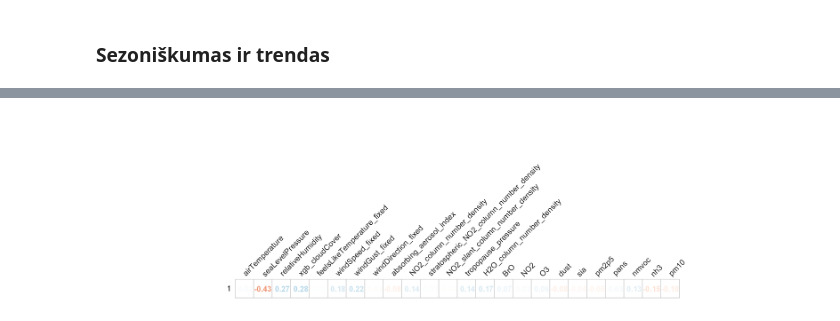
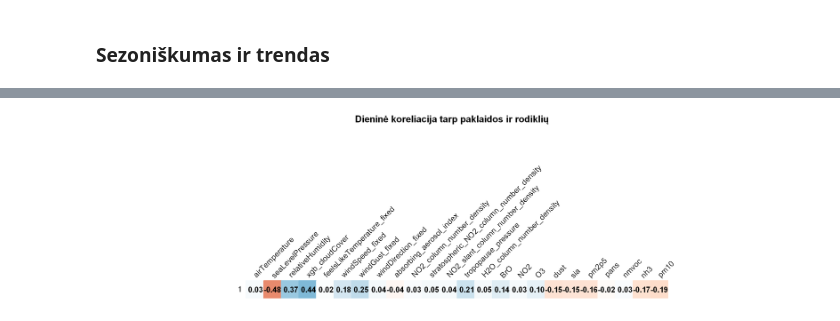
Before and after one commit to rugcer04/Duomenu_mokslo_projektas, a Jupyter notebook: code/R/EDA/dependency_analysis.ipynb, the cells around one changed output, grey strips where cells are left out. Saved outputs shown, nothing was run; the diff lists cells and outputs as text; code cells hidden in the pictures.

```diff
--- a/code/R/EDA/dependency_analysis.ipynb
+++ b/code/R/EDA/dependency_analysis.ipynb
@@ -131,6 +118,6 @@ A matrix: 24 × 1 of type dbl
 # %%
 options(repr.plot.width = 15, repr.plot.height = 4, repr.plot.res = 200)
-# %%
-corrplot(t(cor_rez), method = 'number', tl.srt = 45, tl.col = 'black', cl.pos = 'n')
-# %% [output]
-[figure, removed]
+# %%
+corrplot(t(cor_rez_day), method = 'color', addCoef.col = "black", tl.srt = 45, tl.col = 'black', cl.pos = 'n', title = "Dieninė koreliacija tarp paklaidos ir rodiklių", mar = c(0,0,1,0))
+# %% [output]
+[figure, added]
```
Also changed, not shown: parts of 17 cells of this notebook.
